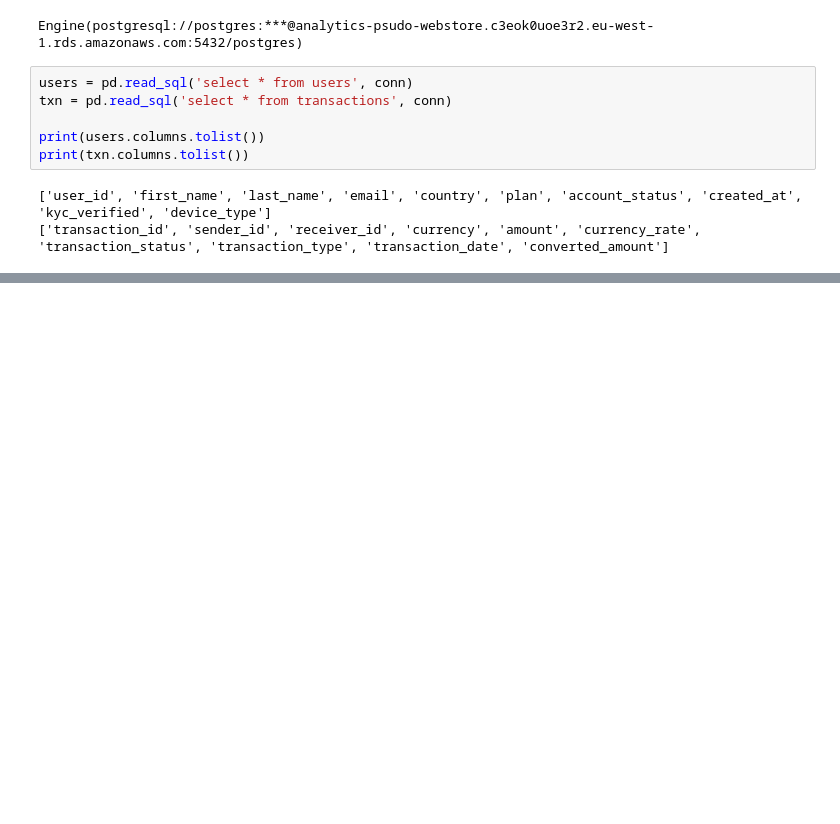
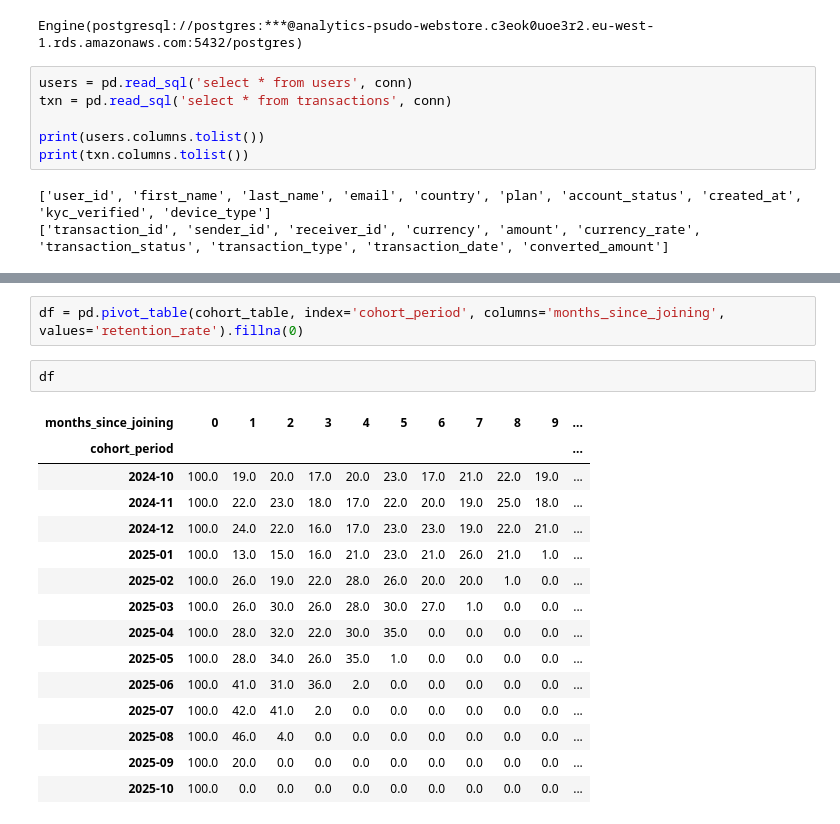
Before and after one commit to kayode-w/customer_cohort_analysis, a Jupyter notebook: raw.ipynb, the cells around one changed output, grey strips where cells are left out. Saved outputs shown, nothing was run; the diff lists cells and outputs as text; blank space fills up the shorter version.

```diff
--- a/raw.ipynb
+++ b/raw.ipynb
@@ -110,0 +166,20 @@ new_df
+# %%
+df = pd.pivot_table(cohort_table, index='cohort_period', columns='months_since_joining', values='retention_rate').fillna(0)
+# %%
+df
+# %% [output]
+| months_since_joining | 0 | 1 | 2 | 3 | 4 | 5 | 6 | 7 | 8 | 9 | ... |
+| cohort_period |  |  |  |  |  |  |  |  |  |  | ... |
+| 2024-10 | 100.0 | 19.0 | 20.0 | 17.0 | 20.0 | 23.0 | 17.0 | 21.0 | 22.0 | 19.0 | ... |
+| 2024-11 | 100.0 | 22.0 | 23.0 | 18.0 | 17.0 | 22.0 | 20.0 | 19.0 | 25.0 | 18.0 | ... |
+| 2024-12 | 100.0 | 24.0 | 22.0 | 16.0 | 17.0 | 23.0 | 23.0 | 19.0 | 22.0 | 21.0 | ... |
+| 2025-01 | 100.0 | 13.0 | 15.0 | 16.0 | 21.0 | 23.0 | 21.0 | 26.0 | 21.0 | 1.0 | ... |
+| 2025-02 | 100.0 | 26.0 | 19.0 | 22.0 | 28.0 | 26.0 | 20.0 | 20.0 | 1.0 | 0.0 | ... |
+| 2025-03 | 100.0 | 26.0 | 30.0 | 26.0 | 28.0 | 30.0 | 27.0 | 1.0 | 0.0 | 0.0 | ... |
+| 2025-04 | 100.0 | 28.0 | 32.0 | 22.0 | 30.0 | 35.0 | 0.0 | 0.0 | 0.0 | 0.0 | ... |
+| 2025-05 | 100.0 | 28.0 | 34.0 | 26.0 | 35.0 | 1.0 | 0.0 | 0.0 | 0.0 | 0.0 | ... |
+| 2025-06 | 100.0 | 41.0 | 31.0 | 36.0 | 2.0 | 0.0 | 0.0 | 0.0 | 0.0 | 0.0 | ... |
+| 2025-07 | 100.0 | 42.0 | 41.0 | 2.0 | 0.0 | 0.0 | 0.0 | 0.0 | 0.0 | 0.0 | ... |
+| 2025-08 | 100.0 | 46.0 | 4.0 | 0.0 | 0.0 | 0.0 | 0.0 | 0.0 | 0.0 | 0.0 | ... |
+| 2025-09 | 100.0 | 20.0 | 0.0 | 0.0 | 0.0 | 0.0 | 0.0 | 0.0 | 0.0 | 0.0 | ... |
+| 2025-10 | 100.0 | 0.0 | 0.0 | 0.0 | 0.0 | 0.0 | 0.0 | 0.0 | 0.0 | 0.0 | ... |
```
Also changed, not shown: parts of 22 cells of this notebook, 4 other files.
